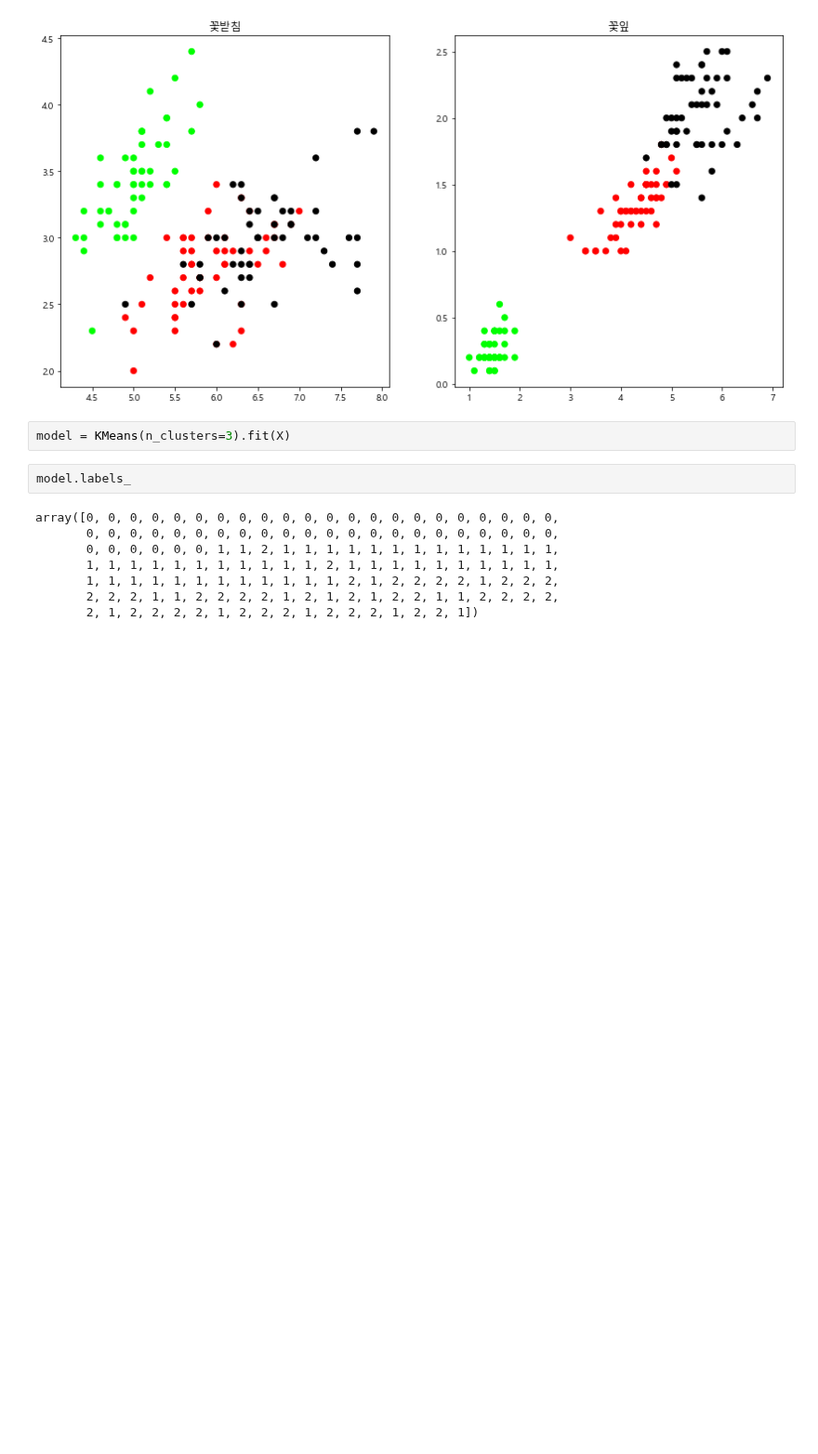
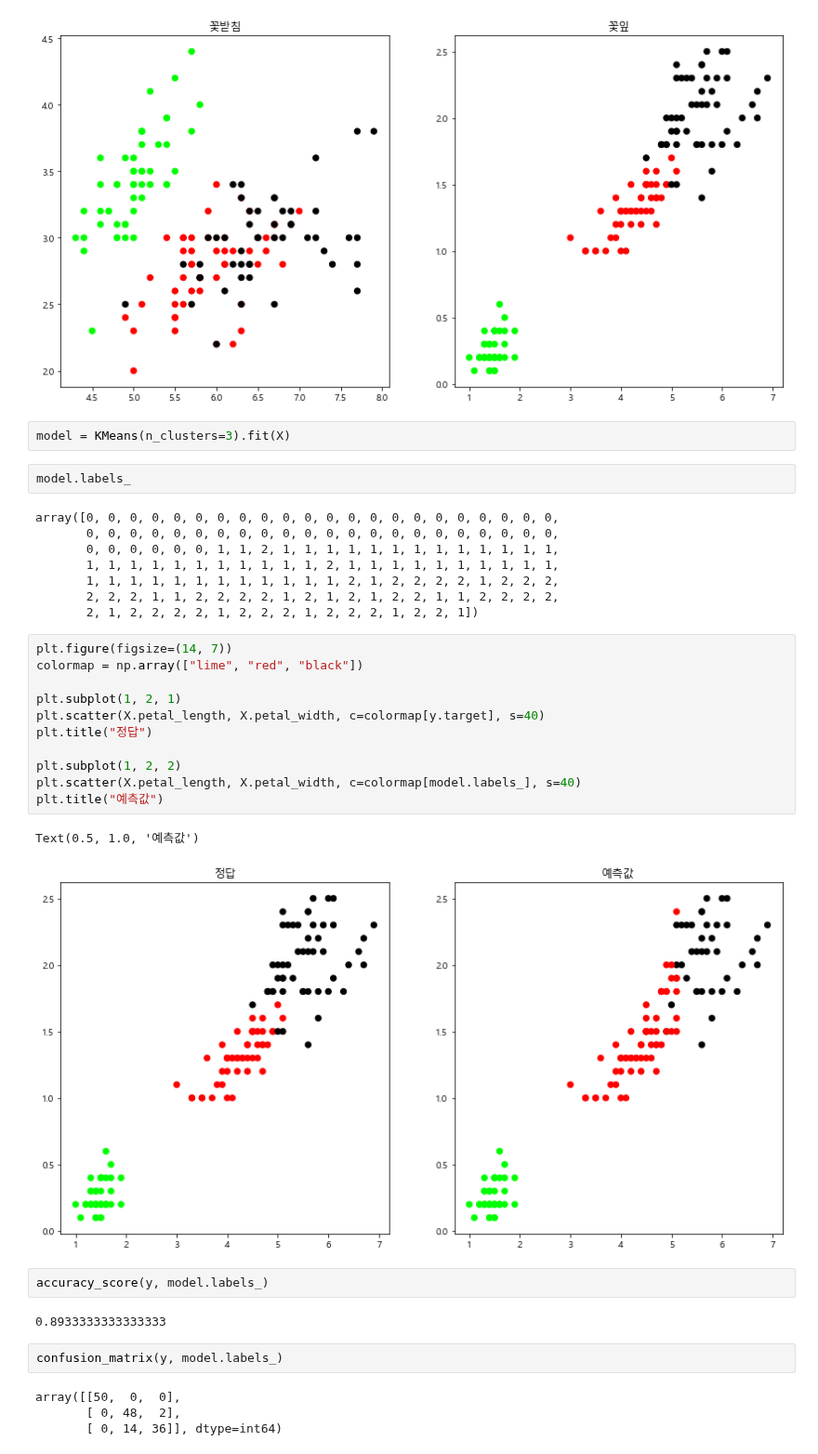
Before and after one commit to NikeLee/pythonwork, a Jupyter notebook: ai/5_기타알고리즘.ipynb, the cells around one changed output. Shown at 93% size. Saved outputs shown, nothing was run; the diff lists cells and outputs as text; blank space fills up the shorter version.

```diff
--- a/ai/5_기타알고리즘.ipynb
+++ b/ai/5_기타알고리즘.ipynb
@@ -434,3 +434,27 @@ array([0, 0, 0, 0, 0, 0, 0, 0, 0, 0, 0, 0, 0, 0, 0, 0, 0, 0, 0, 0, 0, 0,
        1, 1, 1, 1, 1, 1, 1, 1, 1, 1, 1, 1, 2, 1, 2, 2, 2, 2, 1, 2, 2, 2,
        2, 2, 2, 1, 1, 2, 2, 2, 2, 1, 2, 1, 2, 1, 2, 2, 1, 1, 2, 2, 2, 2,
        2, 1, 2, 2, 2, 2, 1, 2, 2, 2, 1, 2, 2, 2, 1, 2, 2, 1])
+# %%
+plt.figure(figsize=(14, 7))
+colormap = np.array(["lime", "red", "black"])
+
+plt.subplot(1, 2, 1)
+plt.scatter(X.petal_length, X.petal_width, c=colormap[y.target], s=40)
+plt.title("정답")
+
+plt.subplot(1, 2, 2)
+plt.scatter(X.petal_length, X.petal_width, c=colormap[model.labels_], s=40)
+plt.title("예측값")
+# %% [output]
+Text(0.5, 1.0, '예측값')
+[figure, added]
+# %%
+accuracy_score(y, model.labels_)
+# %% [output]
+0.8933333333333333
+# %%
+confusion_matrix(y, model.labels_)
+# %% [output]
+array([[50,  0,  0],
+       [ 0, 48,  2],
+       [ 0, 14, 36]], dtype=int64)
```
Also changed, not shown: parts of 17 cells of this notebook.
